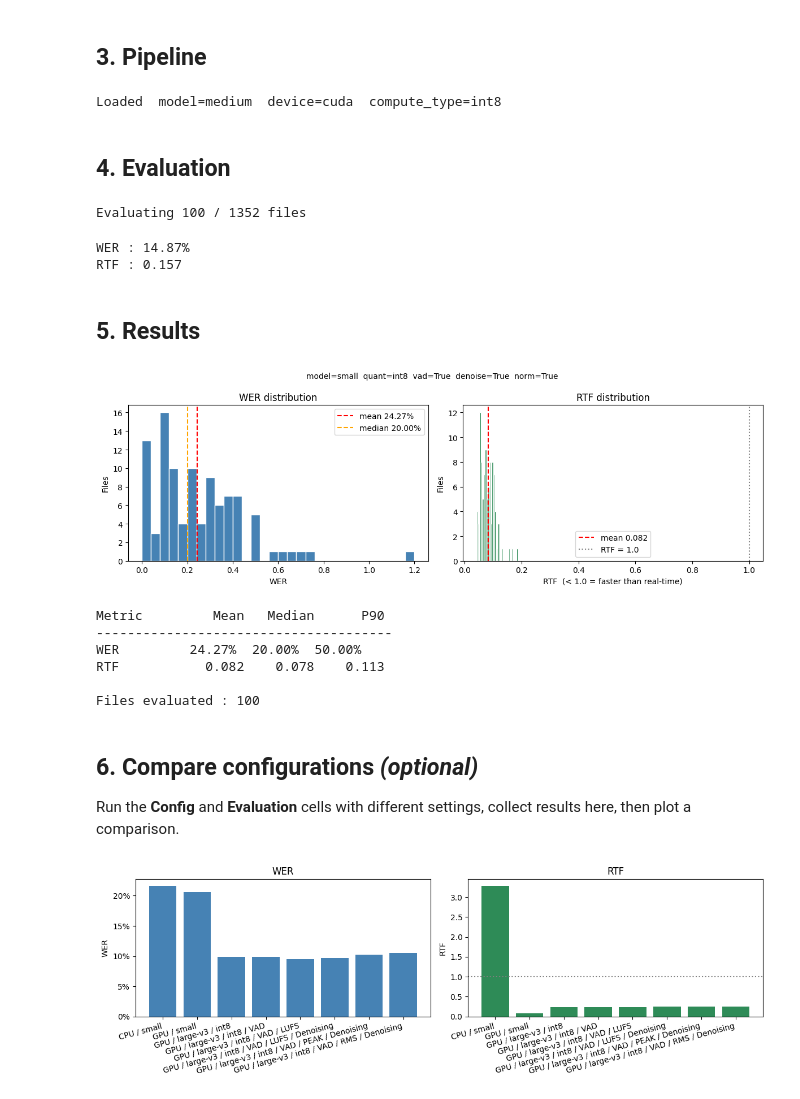
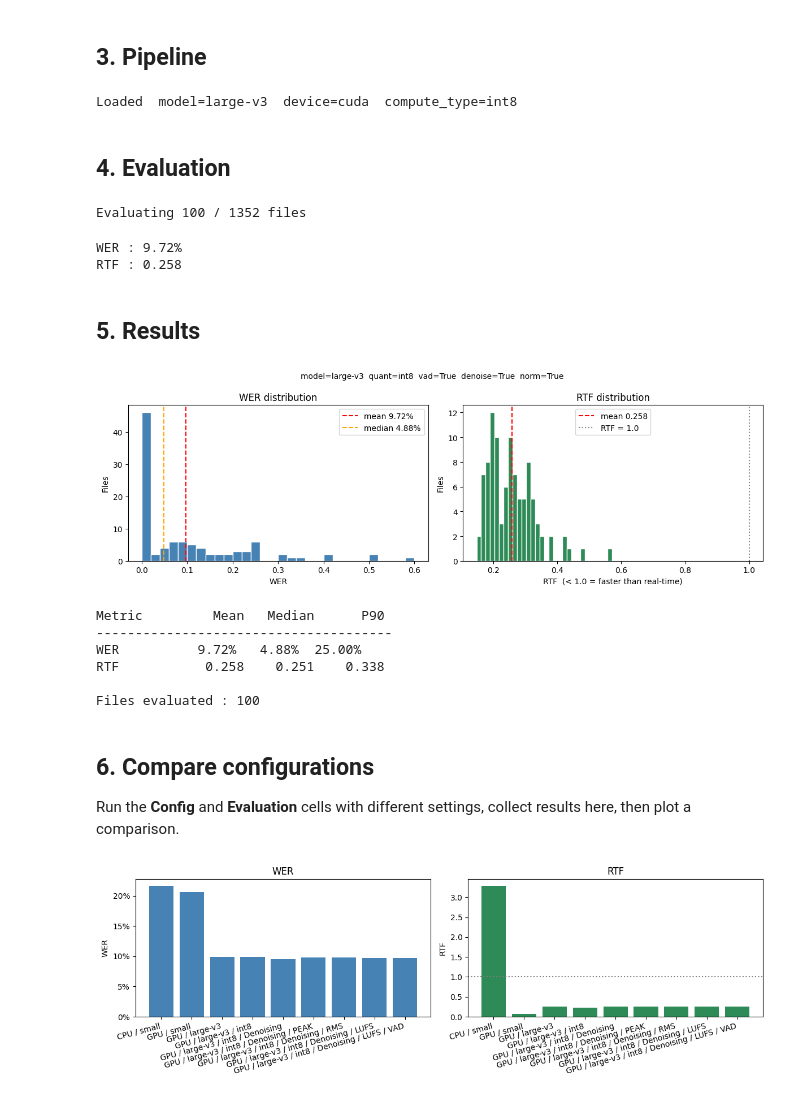
Before and after one commit to IlyaSekunov/asr-backend, a Jupyter notebook: notebooks/faster_whisper_tests.ipynb, the cells around one changed output. Drawn from its saved outputs; the diff is of its cells as text; code cells hidden in the pictures.

```diff
--- a/notebooks/faster_whisper_tests.ipynb
+++ b/notebooks/faster_whisper_tests.ipynb
@@ -34,7 +34,7 @@ ARCHIVE_PATH   = "/content/drive/MyDrive/Диплом/ruls_data.tar.gz"
 MAX_FILES      = 100   # set to None to evaluate the full test set
 
 # ── Model (matches app/config.py) ────────────────────────────────────────
-MODEL_SIZE     = "medium"   # tiny | base | small | medium | large-v2 | large-v3
+MODEL_SIZE     = "large-v3"   # tiny | base | small | medium | large-v2 | large-v3
 QUANTIZATION   = "int8"       # int8 | int8_float16 | float16 | float32
 VAD_ENABLED    = True
 TARGET_SR      = 16_000
@@ -79,12 +79,14 @@ def normalize_loudness(audio: np.ndarray, sr: int) -> np.ndarray:
 
 
 def preprocess(audio: np.ndarray, sr: int) -> np.ndarray:
-    if LOUDNESS_NORMALIZATION_ENABLED:
-        audio = normalize_loudness(audio, sr)
     if DENOISING_ENABLED:
         audio = nr.reduce_noise(y=audio, sr=sr,
                                 stationary=DENOISE_STATIONARY,
                                 prop_decrease=DENOISE_PROP_DECREASE)
+
+    if LOUDNESS_NORMALIZATION_ENABLED:
+        audio = normalize_loudness(audio, sr)
+
     return audio
 
 
@@ -99,7 +101,7 @@ def clean(text: str) -> str:
     text = re.sub(r"[^\w\s]", "", text, flags=re.UNICODE)
     return text.lower().strip()
 # %% [output]
-Loaded  model=medium  device=cuda  compute_type=int8
+Loaded  model=large-v3  device=cuda  compute_type=int8
 # %% [markdown]
 ## 4. Evaluation
 # %%
@@ -127,10 +129,10 @@ with tarfile.open(ARCHIVE_PATH, "r:gz") as tar:
         audio_path = f"/content/tmp_audio/{member.name}"
 
         audio, sr = librosa.load(audio_path, sr=TARGET_SR)
-        audio      = preprocess(audio, sr)
         duration   = entry["duration"]
 
-        t0         = time.perf_counter()
+        t0 = time.perf_counter()
+        audio      = preprocess(audio, sr)
         hypothesis = clean(transcribe(audio))
         elapsed    = time.perf_counter() - t0
 
@@ -146,8 +148,8 @@ print(f"\nWER : {np.mean(wer_list):.2%}")
 print(f"RTF : {np.mean(rtf_list):.3f}")
 # %% [output]
 Evaluating 100 / 1352 files
-WER : 14.87%
-RTF : 0.157
+WER : 9.72%
+RTF : 0.258
 # %% [markdown]
 ## 5. Results
 # %%
@@ -188,49 +190,50 @@ print(f"{'WER':<10} {np.mean(wer_list):>7.2%} {np.median(wer_list):>7.2%} {np.pe
 print(f"{'RTF':<10} {np.mean(rtf_list):>8.3f} {np.median(rtf_list):>8.3f} {np.percentile(rtf_list, 90):>8.3f}")
 print(f"\nFiles evaluated : {len(wer_list)}")
 # %% [output]
-[figure, old version]
+[figure, new version]
 Metric         Mean   Median      P90
 --------------------------------------
-WER         24.27%  20.00%  50.00%
-RTF           0.082    0.078    0.113
+WER          9.72%   4.88%  25.00%
+RTF           0.258    0.251    0.338
 
 Files evaluated : 100
 # %% [markdown]
-## 6. Compare configurations  *(optional)*
+## 6. Compare configurations
 Run the **Config** and **Evaluation** cells with different settings, collect results here, then plot a comparison.
 # %%
 results = [
     {"label": "CPU / small", "wer": 0.2164, "rtf": 3.287},
     {"label": "GPU / small", "wer": 0.2057, "rtf": 0.079},
+    {"label": "GPU / large-v3", "wer": 0.0989, "rtf": 0.251},
     {"label": "GPU / large-v3 / int8", "wer": 0.0989, "rtf": 0.234},
-    {"label": "GPU / large-v3 / int8 / VAD", "wer": 0.0989, "rtf": 0.238},
-    {"label": "GPU / large-v3 / int8 / VAD / LUFS", "wer": 0.0950, "rtf": 0.240},
-    {"label": "GPU / large-v3 / int8 / VAD / LUFS / Denoising", "wer": 0.0968, "rtf": 0.245},
-    {"label": "GPU / large-v3 / int8 / VAD / PEAK / Denoising", "wer": 0.1026, "rtf": 0.249},
-    {"label": "GPU / large-v3 / int8 / VAD / RMS / Denoising", "wer": 0.1056, "rtf": 0.249}
+    {"label": "GPU / large-v3 / int8 / Denoising", "wer": 0.0953, "rtf": 0.258},
+    {"label": "GPU / large-v3 / int8 / Denoising / PEAK", "wer": 0.0978, "rtf": 0.255},
+    {"label": "GPU / large-v3 / int8 / Denoising / RMS", "wer": 0.0980, "rtf": 0.254},
+    {"label": "GPU / large-v3 / int8 / Denoising / LUFS", "wer": 0.0972, "rtf": 0.256},
+    {"label": "GPU / large-v3 / int8 / Denoising / LUFS / VAD", "wer": 0.0972, "rtf": 0.258},
 ]
 
 if len(results) < 2:
     print("Add at least two rows to results[] to see a comparison chart.")
 else:
     labels = [r["label"] for r in results]
     wers   = [r["wer"]   for r in results]
     rtfs   = [r["rtf"]   for r in results]
     x      = np.arange(len(labels))
 
     fig, (ax1, ax2) = plt.subplots(1, 2, figsize=(12, 4))
 
     ax1.bar(x, wers, color="steelblue")
     ax1.set_xticks(x); ax1.set_xticklabels(labels, rotation=15, ha="right")
     ax1.set_title("WER"); ax1.set_ylabel("WER")
     ax1.yaxis.set_major_formatter(plt.FuncFormatter(lambda v, _: f"{v:.0%}"))
 
     ax2.bar(x, rtfs, color="seagreen")
     ax2.axhline(1.0, color="gray", linestyle=":")
     ax2.set_xticks(x); ax2.set_xticklabels(labels, rotation=15, ha="right")
     ax2.set_title("RTF"); ax2.set_ylabel("RTF")
 
     plt.tight_layout()
     plt.show()
 # %% [output]
-[figure, old version]
+[figure, new version]
```
